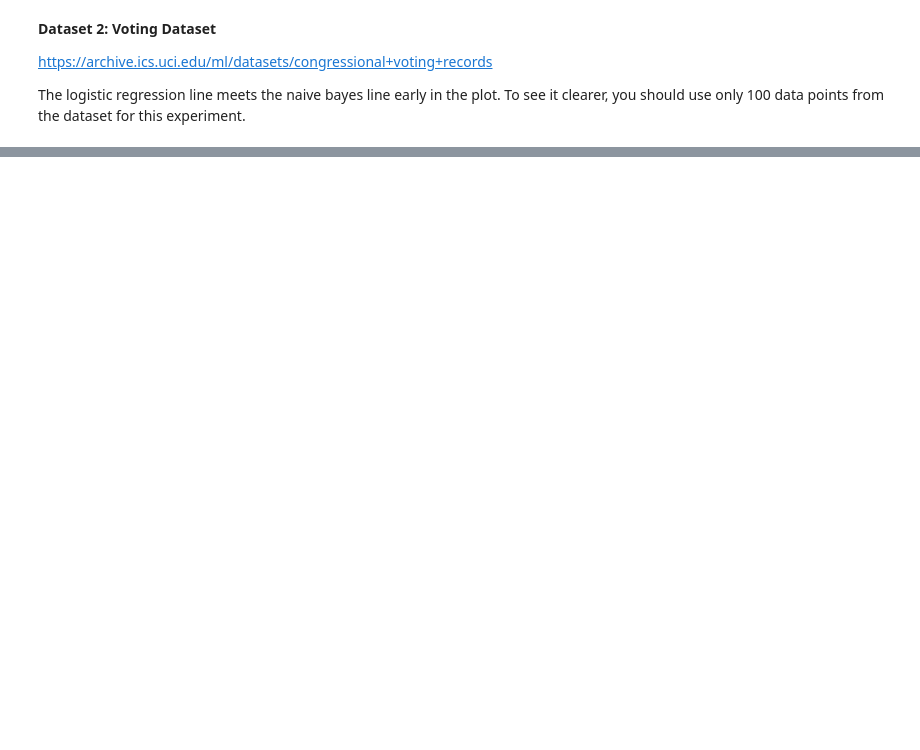
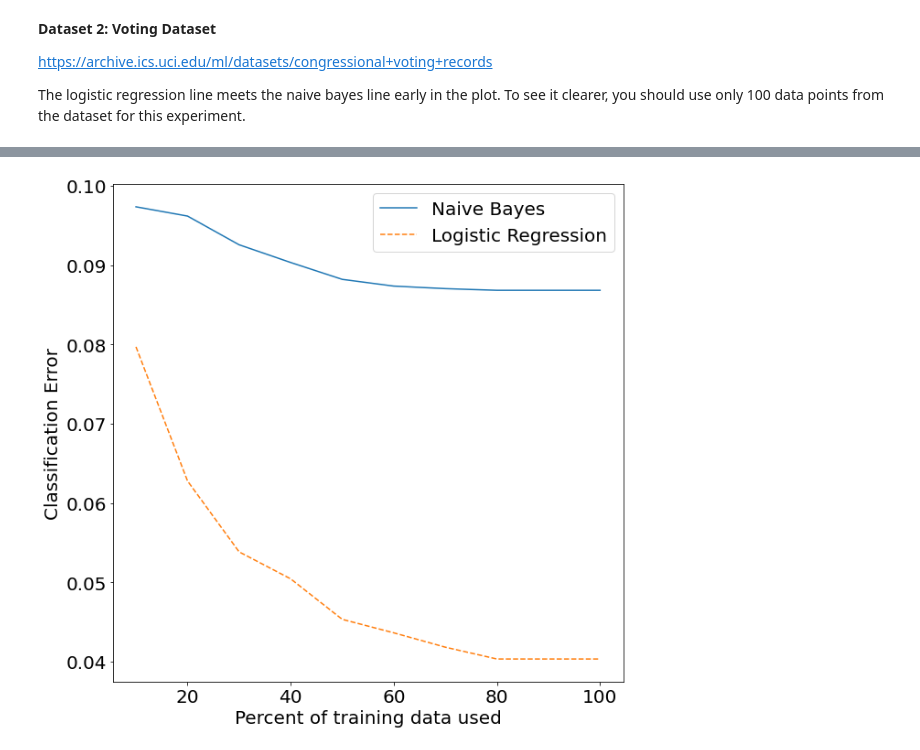
Before and after one commit to sarloet/Foundations-of-Data-Science, a Jupyter notebook: Practical 2/Practical2_Sarah_Najma.ipynb, the cells around one changed output, grey strips where cells are left out. Cells and saved outputs as stored; diff of their text form; code cells hidden in the pictures; blank space fills up the shorter version.

```diff
--- a/Practical 2/Practical2_Sarah_Najma.ipynb
+++ b/Practical 2/Practical2_Sarah_Najma.ipynb
@@ -501,0 +570,45 @@ memory usage: 57.9+ KB
+# %%
+# load the dataset
+# TODO: insert your code for experiments
+###################################################
+##### YOUR CODE STARTS HERE #######################
+###################################################
+voting = pd.read_csv('./datasets/voting.csv')
+
+#voting.info()
+
+#Get rid of NA values
+voting = voting.dropna(axis=0)
+
+#Create the y with the categories democrat=0,republican=1
+voting.label = voting.label.map(dict(democrat=0,republican=1))
+y = voting.label.to_numpy()
+voting = voting.drop(columns=['label'])
+
+for col in voting.columns:
+    voting.loc[:,col]=voting.loc[:,col].map(dict(y=1,n=0))
+
+
+#Only 100 data points
+voting.sample(n = 100, replace = False)
+
+X=voting.to_numpy()
+
+#Only 100 data points
+#X=X[:100,:]
+#y=y[:100]
+
+
+#Get Classifiers
+nbc = NBC(feature_types=['b'] * 16)
+LR = LogisticRegression()
+
+tst_errs_nbc, tst_errs_lr = compareNBCvsLR(nbc, LR, X, y)
+
+makePlot(tst_errs_nbc, tst_errs_lr)
+
+###################################################
+##### YOUR CODE ENDS HERE #########################
+###################################################
+# %% [output]
+[figure, added]
```
Also changed, not shown: parts of 9 cells of this notebook.
